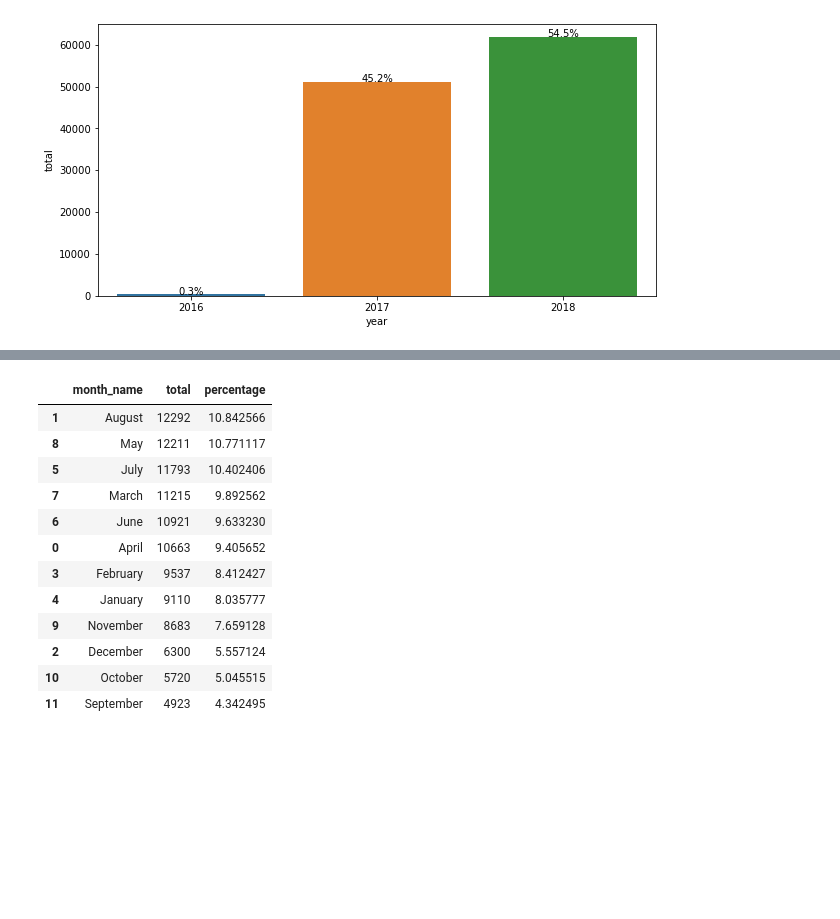
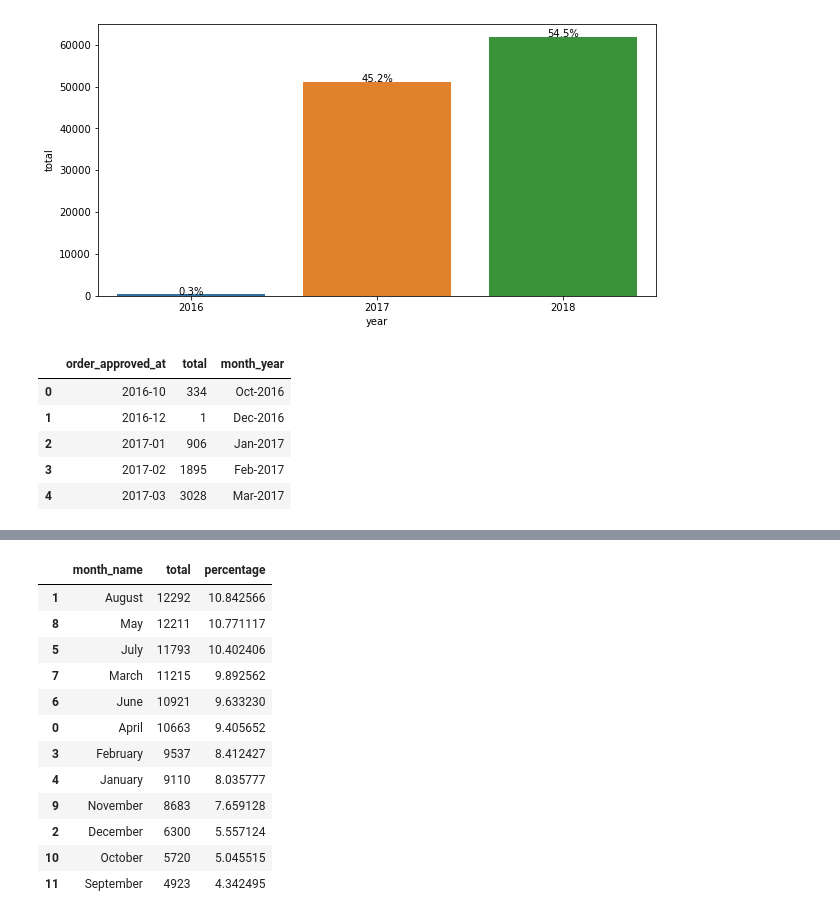
Before and after one commit to azioba/Client_Segmentation, a Jupyter notebook: Projet_5.ipynb, the cells around one changed output, grey strips where cells are left out. Drawn from its saved outputs; the diff is of its cells as text; code cells hidden in the pictures; blank space fills up the shorter version.

```diff
--- a/Projet_5.ipynb
+++ b/Projet_5.ipynb
@@ -430,3 +430,18 @@ for p in ax.patches:
 plt.show()
 # %% [output]
 [figure]
+# %%
+# the number of order per month
+purchase_monthly = fus5[['order_approved_at']].groupby(fus5['order_approved_at'].dt.to_period('M')).agg({'order_approved_at':'count'})
+purchase_monthly = purchase_monthly.rename(columns = {'order_approved_at': 'total'})
+purchase_monthly = purchase_monthly.reset_index()
+
+purchase_monthly['month_year'] = purchase_monthly['order_approved_at'].dt.strftime('%b-%Y')
+purchase_monthly.head()
+# %% [output]
+|  | order_approved_at | total | month_year |
+| 0 | 2016-10 | 334 | Oct-2016 |
+| 1 | 2016-12 | 1 | Dec-2016 |
+| 2 | 2017-01 | 906 | Jan-2017 |
+| 3 | 2017-02 | 1895 | Feb-2017 |
+| 4 | 2017-03 | 3028 | Mar-2017 |
```
Also changed, not shown: parts of 6 cells of this notebook.
